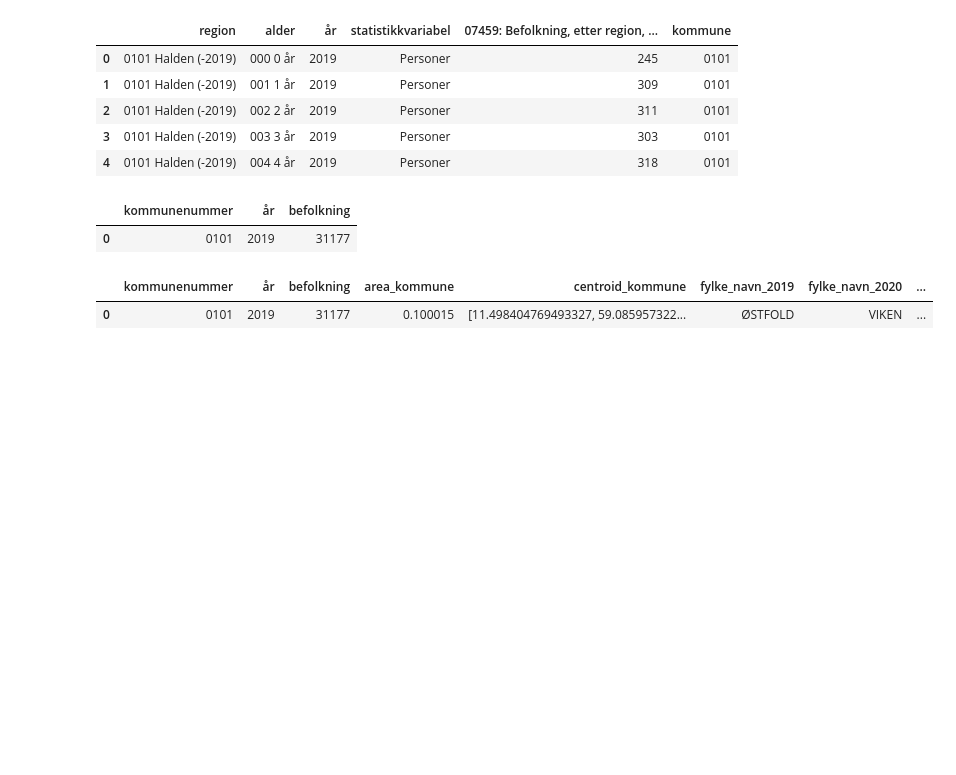
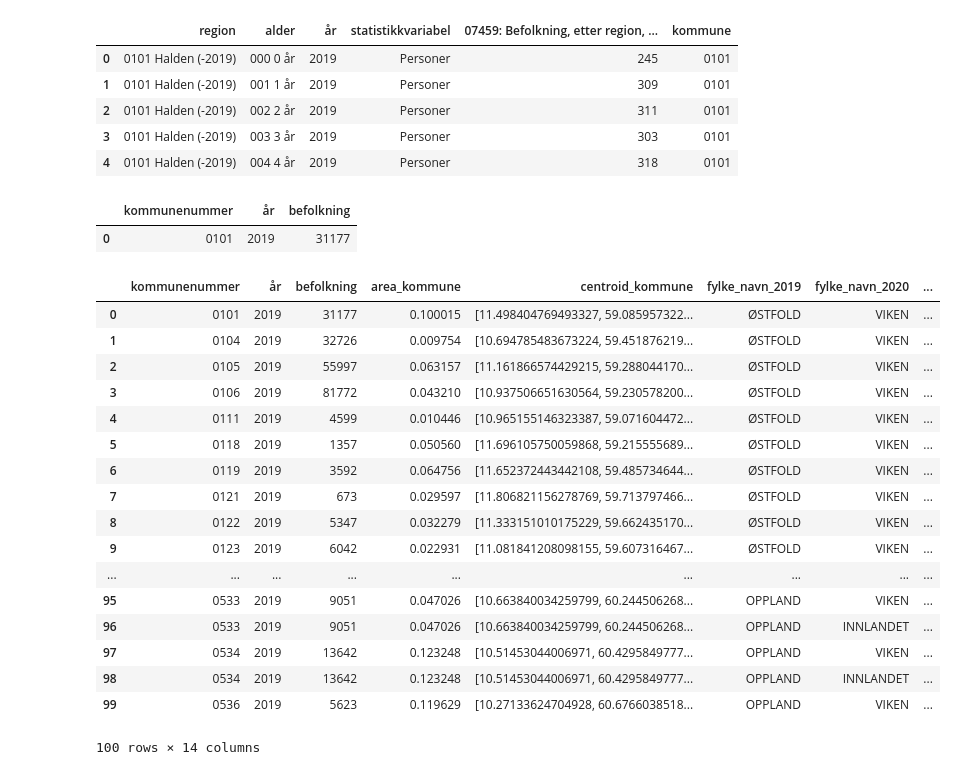
Before and after one commit to datasett/data, a Jupyter notebook: befolkning_kommuner_år.ipynb, the cells around one changed output. Saved outputs shown, nothing was run; the diff lists cells and outputs as text; code cells hidden in the pictures; blank space fills up the shorter version.

```diff
--- a/befolkning_kommuner_år.ipynb
+++ b/befolkning_kommuner_år.ipynb
@@ -48,7 +49,23 @@ dfb_grouped.head(1)
 # %%
 df_m = pd.merge(dfb_grouped,dfk, on='kommunenummer', how='left')
 # %%
-df_m.head(1)
+df_m.head(100)
 # %% [output]
 |  | kommunenummer | år | befolkning | area_kommune | centroid_kommune | fylke_navn_2019 | fylke_navn_2020 | ... |
 | 0 | 0101 | 2019 | 31177 | 0.100015 | [11.498404769493327, 59.085957322... | ØSTFOLD | VIKEN | ... |
+| 1 | 0104 | 2019 | 32726 | 0.009754 | [10.694785483673224, 59.451876219... | ØSTFOLD | VIKEN | ... |
+| 2 | 0105 | 2019 | 55997 | 0.063157 | [11.161866574429215, 59.288044170... | ØSTFOLD | VIKEN | ... |
+| 3 | 0106 | 2019 | 81772 | 0.043210 | [10.937506651630564, 59.230578200... | ØSTFOLD | VIKEN | ... |
+| 4 | 0111 | 2019 | 4599 | 0.010446 | [10.965155146323387, 59.071604472... | ØSTFOLD | VIKEN | ... |
+| 5 | 0118 | 2019 | 1357 | 0.050560 | [11.696105750059868, 59.215555689... | ØSTFOLD | VIKEN | ... |
+| 6 | 0119 | 2019 | 3592 | 0.064756 | [11.652372443442108, 59.485734644... | ØSTFOLD | VIKEN | ... |
+| 7 | 0121 | 2019 | 673 | 0.029597 | [11.806821156278769, 59.713797466... | ØSTFOLD | VIKEN | ... |
+| 8 | 0122 | 2019 | 5347 | 0.032279 | [11.333151010175229, 59.662435170... | ØSTFOLD | VIKEN | ... |
+| 9 | 0123 | 2019 | 6042 | 0.022931 | [11.081841208098155, 59.607316467... | ØSTFOLD | VIKEN | ... |
+| ... | ... | ... | ... | ... | ... | ... | ... | ... |
+| 95 | 0533 | 2019 | 9051 | 0.047026 | [10.663840034259799, 60.244506268... | OPPLAND | VIKEN | ... |
+| 96 | 0533 | 2019 | 9051 | 0.047026 | [10.663840034259799, 60.244506268... | OPPLAND | INNLANDET | ... |
+| 97 | 0534 | 2019 | 13642 | 0.123248 | [10.51453044006971, 60.4295849777... | OPPLAND | VIKEN | ... |
+| 98 | 0534 | 2019 | 13642 | 0.123248 | [10.51453044006971, 60.4295849777... | OPPLAND | INNLANDET | ... |
+| 99 | 0536 | 2019 | 5623 | 0.119629 | [10.27133624704928, 60.6766038518... | OPPLAND | VIKEN | ... |
+100 rows × 14 columns
```
Also changed, not shown: parts of 5 cells of this notebook, 2 other files.
